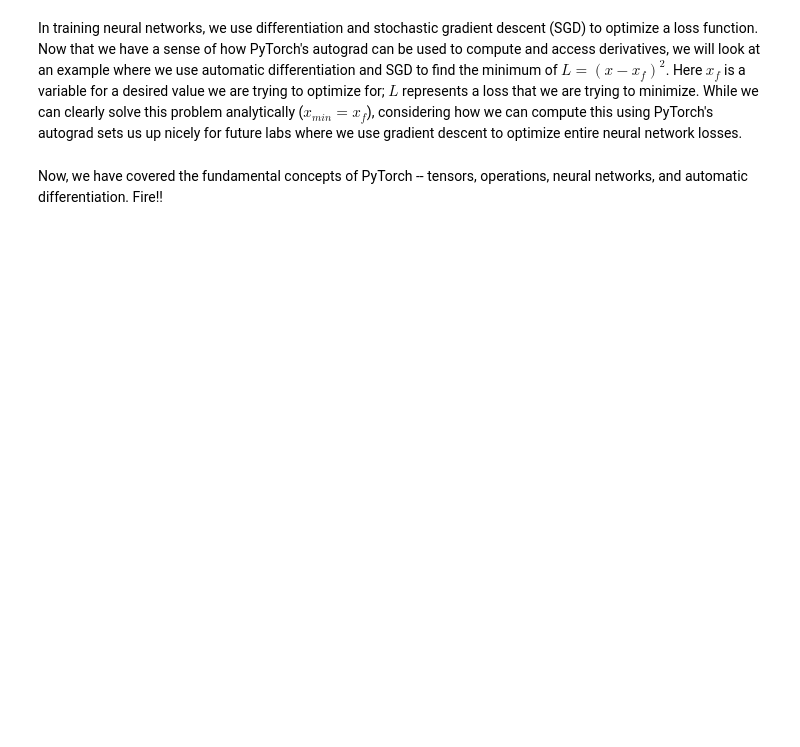
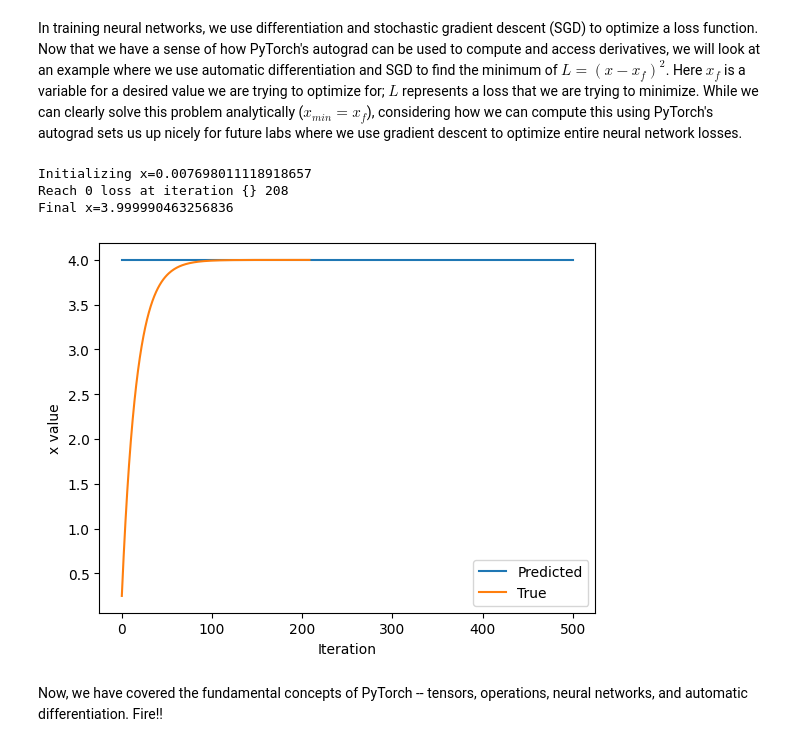
Before and after one commit to freudFlintstone/introtodeeplearning, a Jupyter notebook: lab1/PT_Part1_Intro.ipynb, the cells around one changed output. Saved outputs shown, nothing was run; the diff lists cells and outputs as text; code cells hidden in the pictures; blank space fills up the shorter version.

```diff
--- a/lab1/PT_Part1_Intro.ipynb
+++ b/lab1/PT_Part1_Intro.ipynb
@@ -310,35 +332,42 @@ In training neural networks, we use differentiation and stochastic gradient desc
 
 # Initialize a random value for our intial x
 x = torch.randn(1)
 print(f"Initializing x={x.item()}")
 
-learning_rate = 1e-2  # Learning rate
+learning_rate = 3e-2  # Learning rate
 history = []
 x_f = 4  # Target value
 
 
 # We will run gradient descent for a number of iterations. At each iteration, we compute the loss,
 #   compute the derivative of the loss with respect to x, and perform the update.
 for i in range(500):
     x = torch.tensor([x], requires_grad=True)
 
     # TODO: Compute the loss as the square of the difference between x and x_f
-    loss = # TODO
+    loss = (x - x_f) ** 2
 
     # Backpropagate through the loss to compute gradients
     loss.backward()
 
     # Update x with gradient descent
     x = x.item() - learning_rate * x.grad
 
     history.append(x.item())
+    if ((x_f-x) < 0.00001): print ('Reach 0 loss at iteration {}', i); break
 
+print(f"Final x={x.item()}")
 # Plot the evolution of x as we optimize toward x_f!
+plt.plot([0, 500], [x_f, x_f])
 plt.plot(history)
-plt.plot([0, 500], [x_f, x_f])
 plt.legend(('Predicted', 'True'))
 plt.xlabel('Iteration')
 plt.ylabel('x value')
 plt.show()
+# %% [output]
+Initializing x=0.007698011118918657
+Reach 0 loss at iteration {} 208
+Final x=3.999990463256836
+[figure, added]
 # %% [markdown]
 Now, we have covered the fundamental concepts of PyTorch -- tensors, operations, neural networks, and automatic differentiation. Fire!!
```
Also changed, not shown: parts of 11 cells of this notebook.
